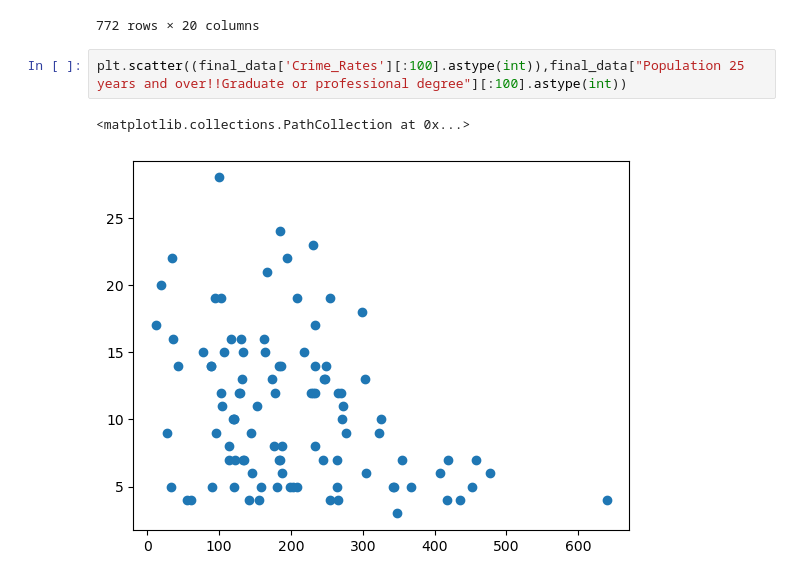
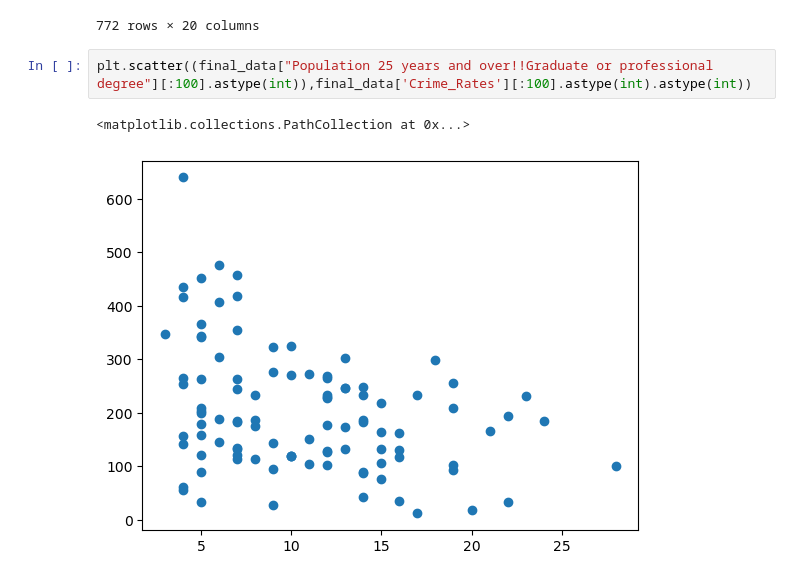
Before and after one commit to Aditya-Mrd/EducationLevel-Crimerates, a Jupyter notebook: notebooks/data_analysis.ipynb, the cells around one changed output. Cells and saved outputs as stored; diff of their text form.

```diff
--- a/notebooks/data_analysis.ipynb
+++ b/notebooks/data_analysis.ipynb
@@ -28,8 +28,8 @@ final_data
 | 771 | 771 | Wyoming | 25 | 68 | 2 | 11 | 3 | 52 | Wyoming25 | 98136 | ... |
 772 rows × 20 columns
 # %%
-plt.scatter((final_data['Crime_Rates'][:100].astype(int)),final_data["Population 25 years and over!!Graduate or professional degree"][:100].astype(int))
+plt.scatter((final_data["Population 25 years and over!!Graduate or professional degree"][:100].astype(int)),final_data['Crime_Rates'][:100].astype(int).astype(int))
 # %% [output]
 <matplotlib.collections.PathCollection at 0x...>
-[figure, old version]
+[figure, new version]
 # %%
```
Also changed, not shown: parts of 2 cells of this notebook, 1 other file.
